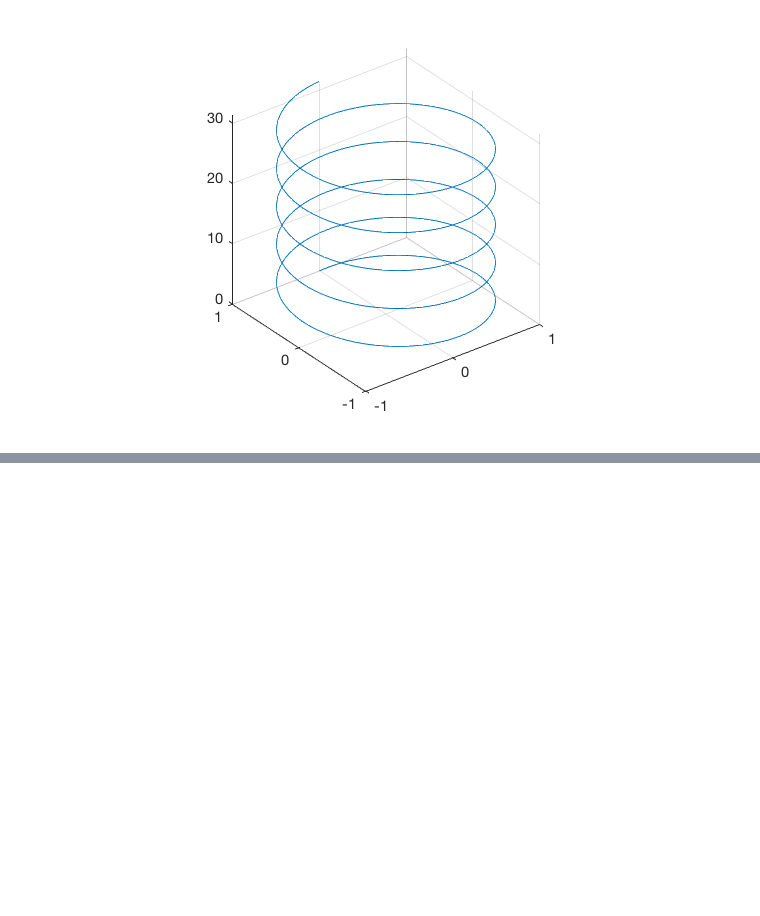
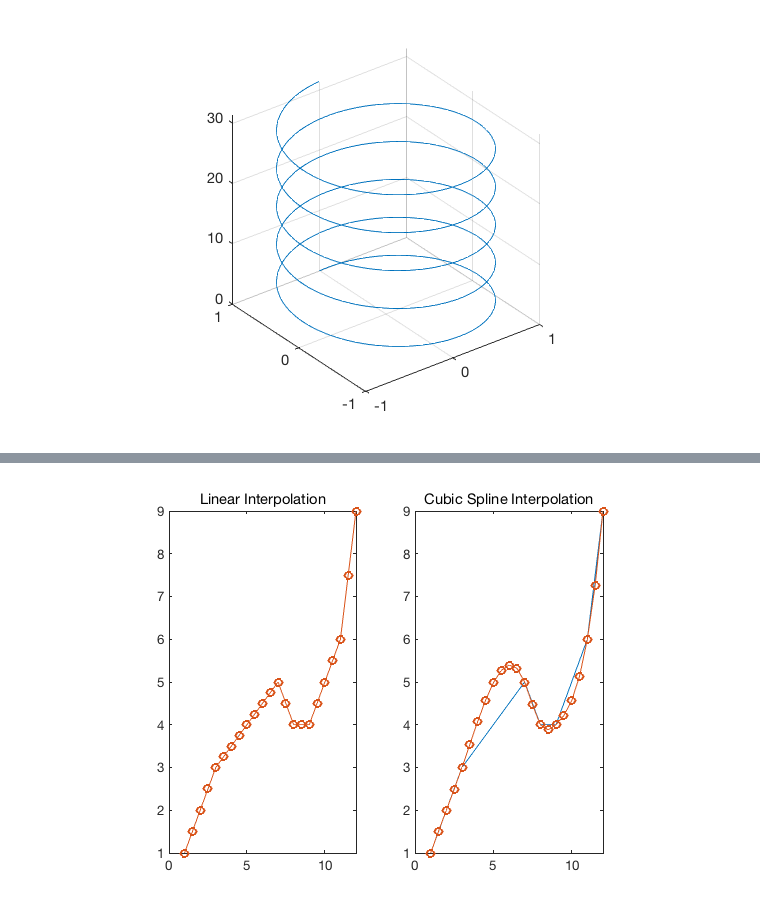
Before and after one commit to LeeChang-Soo/MATLAB, a Jupyter notebook: Matlab_basic.ipynb, the cells around one changed output, grey strips where cells are left out. Cells and saved outputs as stored; diff of their text form; code cells hidden in the pictures; blank space fills up the shorter version.

```diff
--- a/Matlab_basic.ipynb
+++ b/Matlab_basic.ipynb
@@ -282,0 +355,17 @@ axis square
+# %%
+X = [1 2 3 7 8 9 11 12];
+Y = [1 2 3 5 4 4 6 9 ];
+x = 1:0.5:12;
+
+% X, Y 데이터 이용 x데이터에 해당하는 Y값 계산
+y_linear = interp1(X, Y, x, 'linear');
+y_spline = interp1(X, Y, x, 'spline');
+
+subplot(1, 2, 1)
+plot(X, Y, x, y_linear, 'o-')
+title('Linear Interpolation')
+subplot(1,2,2)
+plot(X, Y, x, y_spline, 'o-')
+title('Cubic Spline Interpolation')
+# %% [output]
+[figure, added]
```
Also changed, not shown: parts of 31 cells of this notebook.
